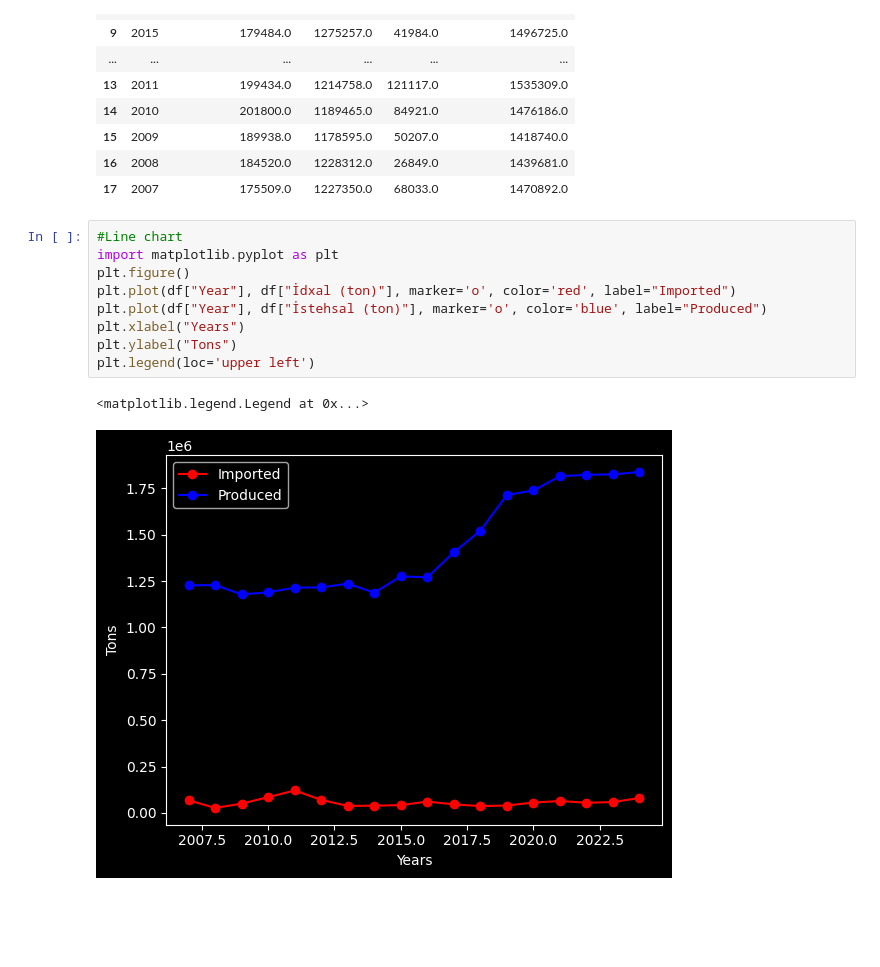
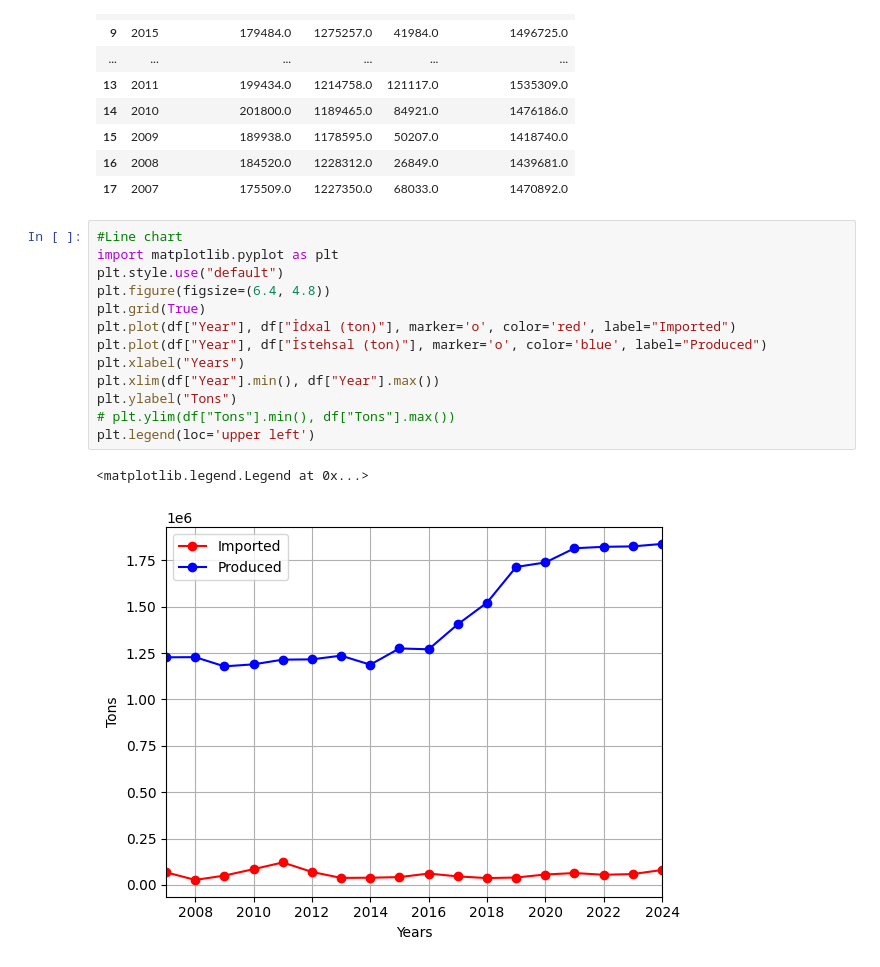
Before and after one commit to sananasgrv/idda-dataset-visualization-, a Jupyter notebook: core_base.ipynb, the cells around one changed output. Drawn from its saved outputs; the diff is of its cells as text; blank space fills up the shorter version.

```diff
--- a/core_base.ipynb
+++ b/core_base.ipynb
@@ -46,12 +47,16 @@ df
 # %%
 #Line chart
 import matplotlib.pyplot as plt
-plt.figure()
+plt.style.use("default")
+plt.figure(figsize=(6.4, 4.8))
+plt.grid(True)
 plt.plot(df["Year"], df["İdxal (ton)"], marker='o', color='red', label="Imported")
 plt.plot(df["Year"], df["İstehsal (ton)"], marker='o', color='blue', label="Produced")
 plt.xlabel("Years")
+plt.xlim(df["Year"].min(), df["Year"].max())
 plt.ylabel("Tons")
+# plt.ylim(df["Tons"].min(), df["Tons"].max())
 plt.legend(loc='upper left')
 # %% [output]
 <matplotlib.legend.Legend at 0x...>
-[figure, old version]
+[figure, new version]
```
Also changed, not shown: parts of 1 cell of this notebook.
